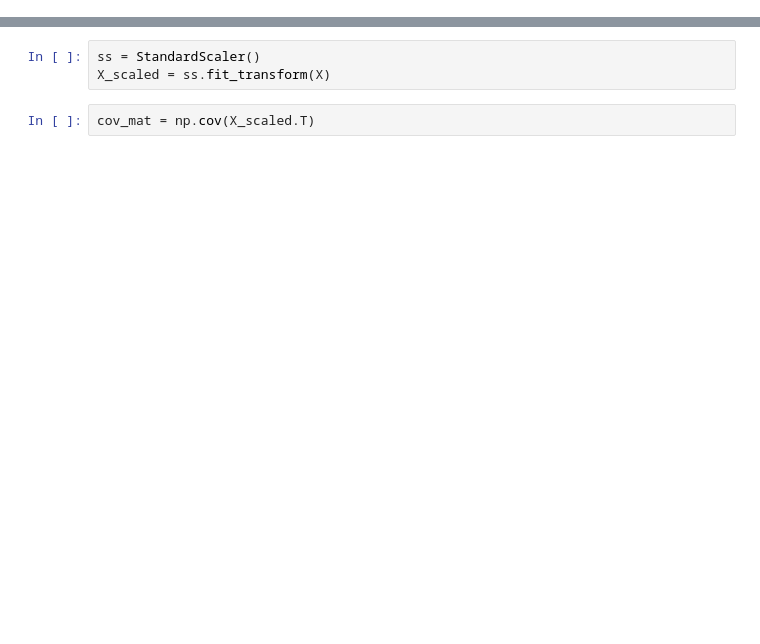
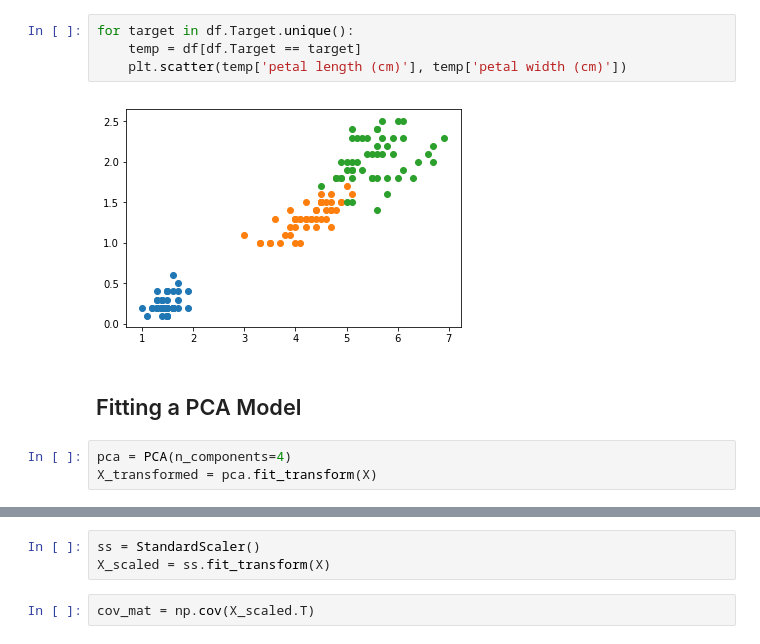
Before and after one commit to jirvingphd/dsc-lp-DIMRED-pca, a Jupyter notebook: PCA-Teacher-Version.ipynb, the cells around one changed output, grey strips where cells are left out. Saved outputs shown, nothing was run; the diff lists cells and outputs as text; blank space fills up the shorter version.

```diff
--- a/PCA-Teacher-Version.ipynb
+++ b/PCA-Teacher-Version.ipynb
@@ -22,0 +52,11 @@ mat = np.array([[2, 1, 3], [4, 2, 5], [-3, -1, 1]])
+# %%
+for target in df.Target.unique():
+    temp = df[df.Target == target]
+    plt.scatter(temp['petal length (cm)'], temp['petal width (cm)'])
+# %% [output]
+[figure, added]
+# %% [markdown]
+## Fitting a PCA Model
+# %%
+pca = PCA(n_components=4)
+X_transformed = pca.fit_transform(X)
```
Also changed, not shown: parts of 30 cells of this notebook.
